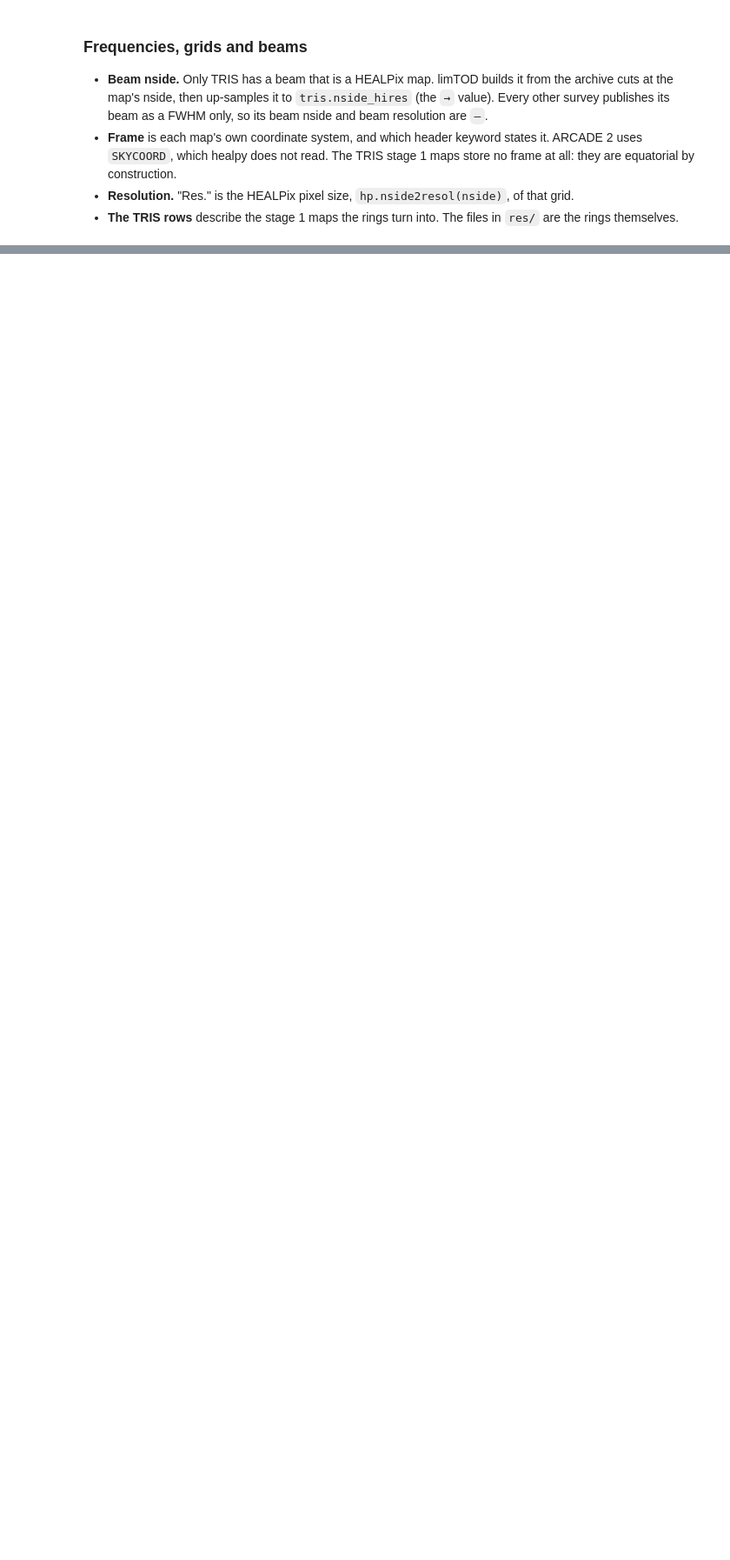
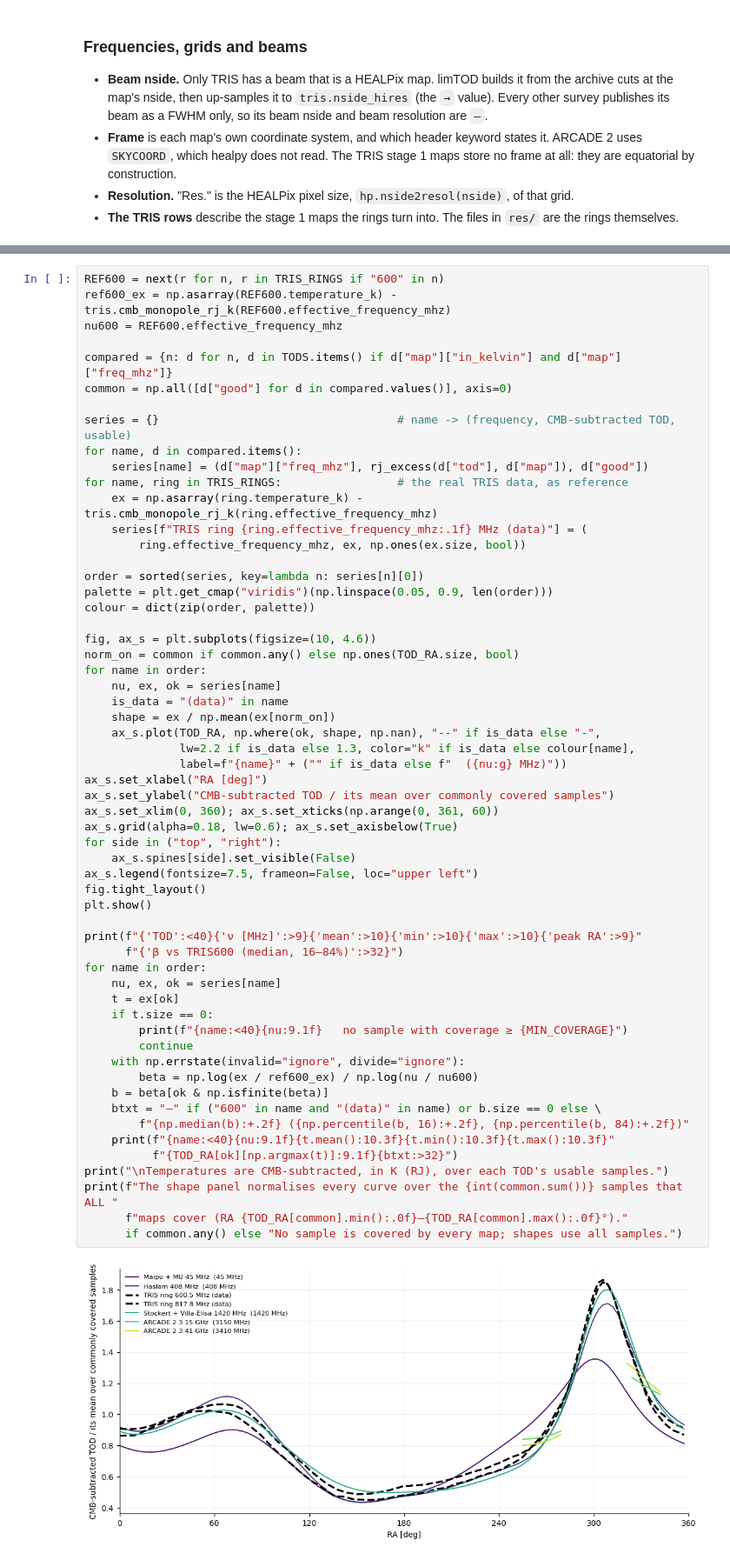
Before and after one commit to sohinixcvii/moonrunes, a Jupyter notebook: notebooks/01_explore_data.ipynb, the cells around one changed output, grey strips where cells are left out. Shown at 87% size. Cells and saved outputs as stored; diff of their text form; blank space fills up the shorter version.

```diff
--- a/notebooks/01_explore_data.ipynb
+++ b/notebooks/01_explore_data.ipynb
@@ -1782,0 +1706,60 @@ The shape panel normalises every curve over the 14 samples that ALL maps cover (
+# %%
+REF600 = next(r for n, r in TRIS_RINGS if "600" in n)
+ref600_ex = np.asarray(REF600.temperature_k) - tris.cmb_monopole_rj_k(REF600.effective_frequency_mhz)
+nu600 = REF600.effective_frequency_mhz
+
+compared = {n: d for n, d in TODS.items() if d["map"]["in_kelvin"] and d["map"]["freq_mhz"]}
+common = np.all([d["good"] for d in compared.values()], axis=0)
+
+series = {}                                   # name -> (frequency, CMB-subtracted TOD, usable)
+for name, d in compared.items():
+    series[name] = (d["map"]["freq_mhz"], rj_excess(d["tod"], d["map"]), d["good"])
+for name, ring in TRIS_RINGS:                 # the real TRIS data, as reference
+    ex = np.asarray(ring.temperature_k) - tris.cmb_monopole_rj_k(ring.effective_frequency_mhz)
+    series[f"TRIS ring {ring.effective_frequency_mhz:.1f} MHz (data)"] = (
+        ring.effective_frequency_mhz, ex, np.ones(ex.size, bool))
+
+order = sorted(series, key=lambda n: series[n][0])
+palette = plt.get_cmap("viridis")(np.linspace(0.05, 0.9, len(order)))
+colour = dict(zip(order, palette))
+
+fig, ax_s = plt.subplots(figsize=(10, 4.6))
+norm_on = common if common.any() else np.ones(TOD_RA.size, bool)
+for name in order:
+    nu, ex, ok = series[name]
+    is_data = "(data)" in name
+    shape = ex / np.mean(ex[norm_on])
+    ax_s.plot(TOD_RA, np.where(ok, shape, np.nan), "--" if is_data else "-",
+              lw=2.2 if is_data else 1.3, color="k" if is_data else colour[name],
+              label=f"{name}" + ("" if is_data else f"  ({nu:g} MHz)"))
+ax_s.set_xlabel("RA [deg]")
+ax_s.set_ylabel("CMB-subtracted TOD / its mean over commonly covered samples")
+ax_s.set_xlim(0, 360); ax_s.set_xticks(np.arange(0, 361, 60))
+ax_s.grid(alpha=0.18, lw=0.6); ax_s.set_axisbelow(True)
+for side in ("top", "right"):
+    ax_s.spines[side].set_visible(False)
+ax_s.legend(fontsize=7.5, frameon=False, loc="upper left")
+fig.tight_layout()
+plt.show()
+
+print(f"{'TOD':<40}{'ν [MHz]':>9}{'mean':>10}{'min':>10}{'max':>10}{'peak RA':>9}"
+      f"{'β vs TRIS600 (median, 16–84%)':>32}")
+for name in order:
+    nu, ex, ok = series[name]
+    t = ex[ok]
+    if t.size == 0:
+        print(f"{name:<40}{nu:9.1f}   no sample with coverage ≥ {MIN_COVERAGE}")
+        continue
+    with np.errstate(invalid="ignore", divide="ignore"):
+        beta = np.log(ex / ref600_ex) / np.log(nu / nu600)
+    b = beta[ok & np.isfinite(beta)]
+    btxt = "—" if ("600" in name and "(data)" in name) or b.size == 0 else \
+        f"{np.median(b):+.2f} ({np.percentile(b, 16):+.2f}, {np.percentile(b, 84):+.2f})"
+    print(f"{name:<40}{nu:9.1f}{t.mean():10.3f}{t.min():10.3f}{t.max():10.3f}"
+          f"{TOD_RA[ok][np.argmax(t)]:9.1f}{btxt:>32}")
+print("\nTemperatures are CMB-subtracted, in K (RJ), over each TOD's usable samples.")
+print(f"The shape panel normalises every curve over the {int(common.sum())} samples that ALL "
+      f"maps cover (RA {TOD_RA[common].min():.0f}–{TOD_RA[common].max():.0f}°)."
+      if common.any() else "No sample is covered by every map; shapes use all samples.")
+# %% [output]
+[figure, added]
```
Also changed, not shown: parts of 15 cells of this notebook, 2 other files.
